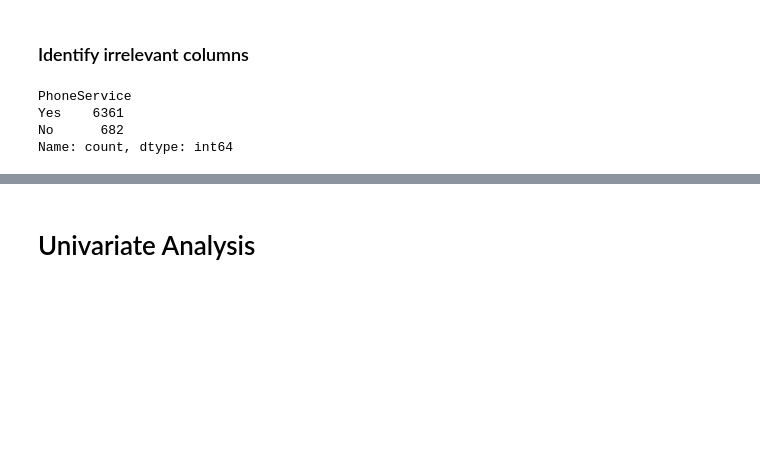
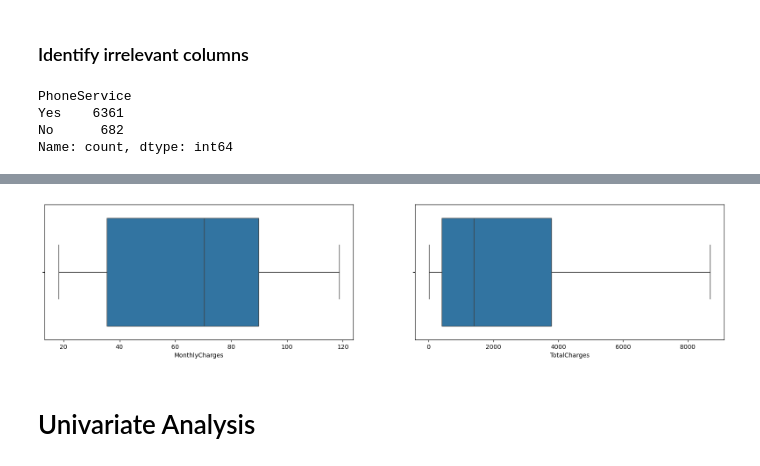
Before and after one commit to rtezen23/slr_scratch_01, a Jupyter notebook: eda_learning/eda_practice.ipynb, the cells around one changed output, grey strips where cells are left out. Saved outputs shown, nothing was run; the diff lists cells and outputs as text; code cells hidden in the pictures; blank space fills up the shorter version.

Commit message:
add numeric and bivariate analysis

```diff
--- a/eda_learning/eda_practice.ipynb
+++ b/eda_learning/eda_practice.ipynb
@@ -223,0 +233,4 @@ df = df.drop(['customerID'], axis=1)
+# %%
+# get bins (+13 to claim the max tenure (72) is considered)
+bins = list(range(1, df['tenure'].max() + 13, 12))
+bins
@@ -223,0 +239,4 @@ df = df.drop(['customerID'], axis=1)
+# %%
+# get labels based on bins, using zip to combine the same array but at different indexes
+bin_labels = [f'{i} - {j-1}' for i, j in zip(bins, bins[1:])]
+bin_labels
@@ -223,0 +245,3 @@ df = df.drop(['customerID'], axis=1)
+# %%
+# assign the categorical ranges to the new column
+df['tenure_bin'] = pd.cut(df['tenure'], bins=bins , labels=bin_labels, include_lowest=True, ordered=True)
@@ -223,0 +260,3 @@ df = df.drop(['customerID'], axis=1)
+# %%
+# drop original tenure
+df = df.drop(columns=['tenure'])
@@ -224,3 +285,15 @@ df = df.drop(['customerID'], axis=1)
+# %%
+#get numeric values
+numeric_cols = ['MonthlyCharges', 'TotalCharges']
+
+fig, axes = plt.subplots(1,2, figsize=(20, 4))
+
+for i, col in enumerate(numeric_cols):
+    sns.boxplot(data=df, x=col, ax=axes[i])
+
+plt.show()
+# %% [output]
+[figure, added]
 # %% [markdown]
 # Univariate Analysis
 # %%
```
Also changed, not shown: parts of 60 cells of this notebook, 1 other file.
